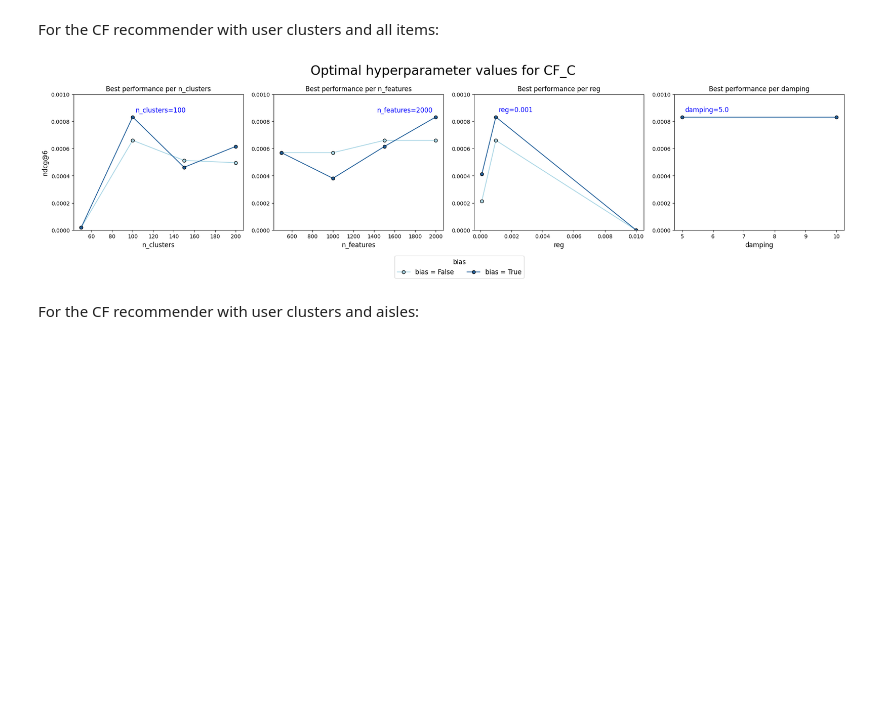
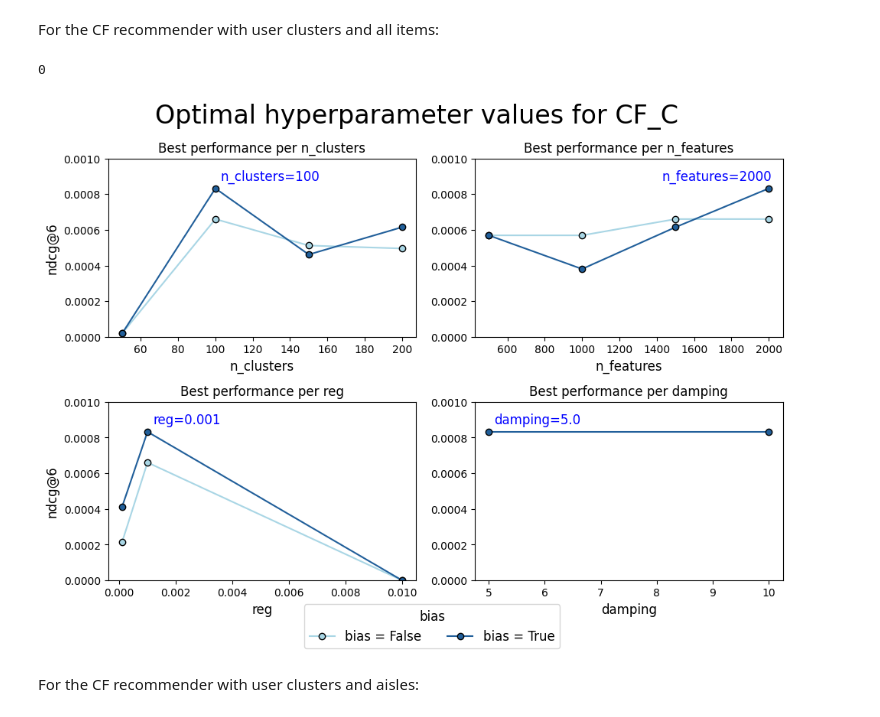
Before and after one commit to krusand/02807-CT-Project, a Jupyter notebook: experiments/experiment_results_viz.ipynb, the cells around one changed output. Cells and saved outputs as stored; diff of their text form; code cells hidden in the pictures; blank space fills up the shorter version.

Commit message:
chore: changed cluster line charts to 2x2 grid

```diff
--- a/experiments/experiment_results_viz.ipynb
+++ b/experiments/experiment_results_viz.ipynb
@@ -118,10 +118,14 @@ fig.tight_layout()
 [figure]
 # %% [markdown]
 For the CF recommender with user clusters and all items:
+# %%
+1 // 2
+# %% [output]
+0
 # %%
 # initializing subplot
-nrows, ncols = 1, 4
-fig, axes = plt.subplots(nrows, ncols, figsize=(21, 5))
+nrows, ncols = 2, 2
+fig, axes = plt.subplots(nrows, ncols, figsize=(10, 7))
 
 # hyperparams to group by
 hyperparams = ["n_clusters", "n_features", "reg", "damping"]
@@ -131,53 +135,55 @@ color_dict = {True: "#215F9A",
               False: "#a9d6e5"}
 
 for i, hyperparam in enumerate(hyperparams):
+    row = i // 2
+    col = i % 2
     grp_df = cf_uc_ai.groupby([hyperparam, "bias_value"])["avg_ndcg"].max().reset_index(name="ndcg")
     for bias, group in grp_df.groupby("bias_value"):
         color = color_dict[bias]
-        axes[i].plot(group[hyperparam], group["ndcg"], marker="o", label=f"bias = {bias}", c=color, markeredgecolor="black")
+        axes[row][col].plot(group[hyperparam], group["ndcg"], marker="o", label=f"bias = {bias}", c=color, markeredgecolor="black")
 
-    axes[i].set_xlabel(f"{hyperparam}", fontsize=12)
-    axes[i].set_title(f"Best performance per {hyperparam}")
-    axes[i].set_ylim((0,0.001))
+    axes[row][col].set_xlabel(f"{hyperparam}", fontsize=12)
+    axes[row][col].set_title(f"Best performance per {hyperparam}")
+    axes[row][col].set_ylim((0,0.001))
 
     # annotating the best performance achieved (place annotation at the actual data point)
     best_idx = grp_df["ndcg"].idxmax()
     best_x = grp_df.loc[best_idx, hyperparam]
     best_y = grp_df.loc[best_idx, "ndcg"]
     if hyperparam == "n_features":
-            axes[i].annotate(f"{hyperparam}={best_x}",
+            axes[row][col].annotate(f"{hyperparam}={best_x}",
                         xy=(best_x*0.7, best_y*1.02),
                         xytext=(5, 5),
                         textcoords="offset points",
                         ha="left", fontsize=12, color="blue",
                         clip_on=False)
     else:
-        axes[i].annotate(f"{hyperparam}={best_x}",
+        axes[row][col].annotate(f"{hyperparam}={best_x}",
                         xy=(best_x, best_y*1.02),
                         xytext=(5, 5),
                         textcoords="offset points",
                         ha="left", fontsize=12, color="blue",
                         clip_on=False)
 
-    if i == 0:
-        axes[i].set_ylabel("ndcg@6", fontsize=12)
+    if col == 0:
+        axes[row][col].set_ylabel("ndcg@6", fontsize=12)
 
 # overall title
 fig.suptitle("Optimal hyperparameter values for CF_C", fontsize=24)
 
 # adding legend
-handles, labels = axes[0].get_legend_handles_labels()
+handles, labels = axes[0][0].get_legend_handles_labels()
 fig.legend(handles, labels,
            title="bias",
            loc="lower center",
            ncol=4,
            fontsize=12,
            title_fontsize=12,
-           bbox_to_anchor=(0.52, -0.14))
+           bbox_to_anchor=(0.52, -0.05))
 
 fig.tight_layout()
 # %% [output]
-[figure, old version]
+[figure, new version]
 # %% [markdown]
 For the CF recommender with user clusters and aisles:
 # %%
```
Also changed, not shown: parts of 1 cell of this notebook.
